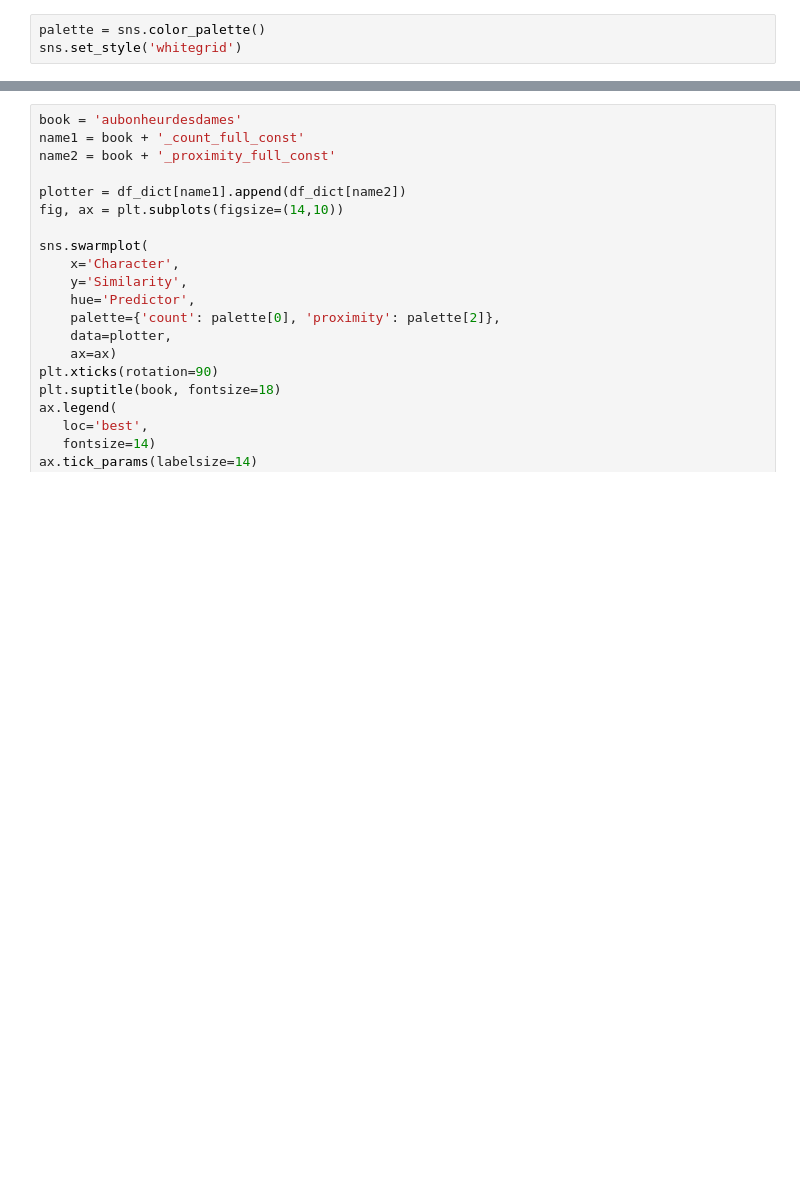
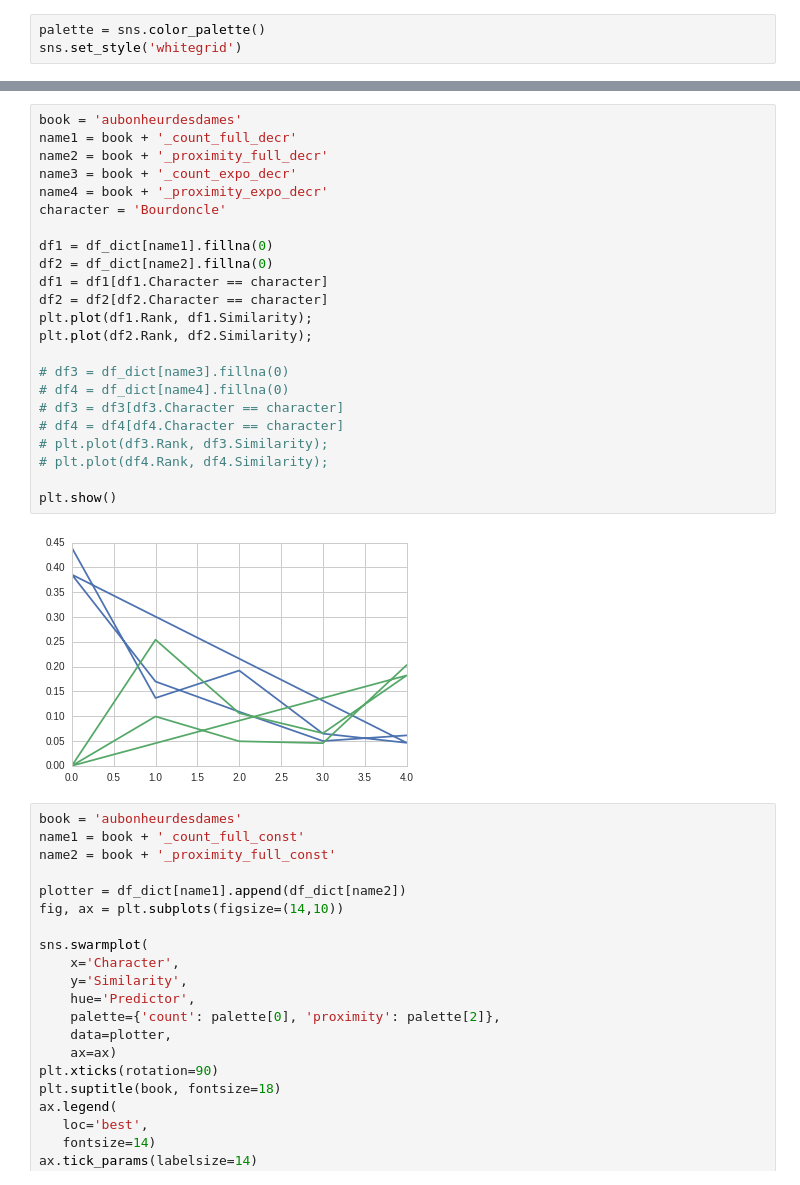
Before and after one commit to semplea/characters-meta, a Jupyter notebook: python/tester.ipynb, the cells around one changed output, grey strips where cells are left out. Saved outputs shown, nothing was run; the diff lists cells and outputs as text; blank space fills up the shorter version.

```diff
--- a/python/tester.ipynb
+++ b/python/tester.ipynb
@@ -64,3 +69,28 @@ How to choose predictor
+# %%
+book = 'aubonheurdesdames'
+name1 = book + '_count_full_decr'
+name2 = book + '_proximity_full_decr'
+name3 = book + '_count_expo_decr'
+name4 = book + '_proximity_expo_decr'
+character = 'Bourdoncle'
+
+df1 = df_dict[name1].fillna(0)
+df2 = df_dict[name2].fillna(0)
+df1 = df1[df1.Character == character]
+df2 = df2[df2.Character == character]
+plt.plot(df1.Rank, df1.Similarity);
+plt.plot(df2.Rank, df2.Similarity);
+
+# df3 = df_dict[name3].fillna(0)
+# df4 = df_dict[name4].fillna(0)
+# df3 = df3[df3.Character == character]
+# df4 = df4[df4.Character == character]
+# plt.plot(df3.Rank, df3.Similarity);
+# plt.plot(df4.Rank, df4.Similarity);
+
+plt.show()
+# %% [output]
+[figure, added]
 # %%
 book = 'aubonheurdesdames'
 name1 = book + '_count_full_const'
```
Also changed, not shown: parts of 8 cells of this notebook, 32 other files.
